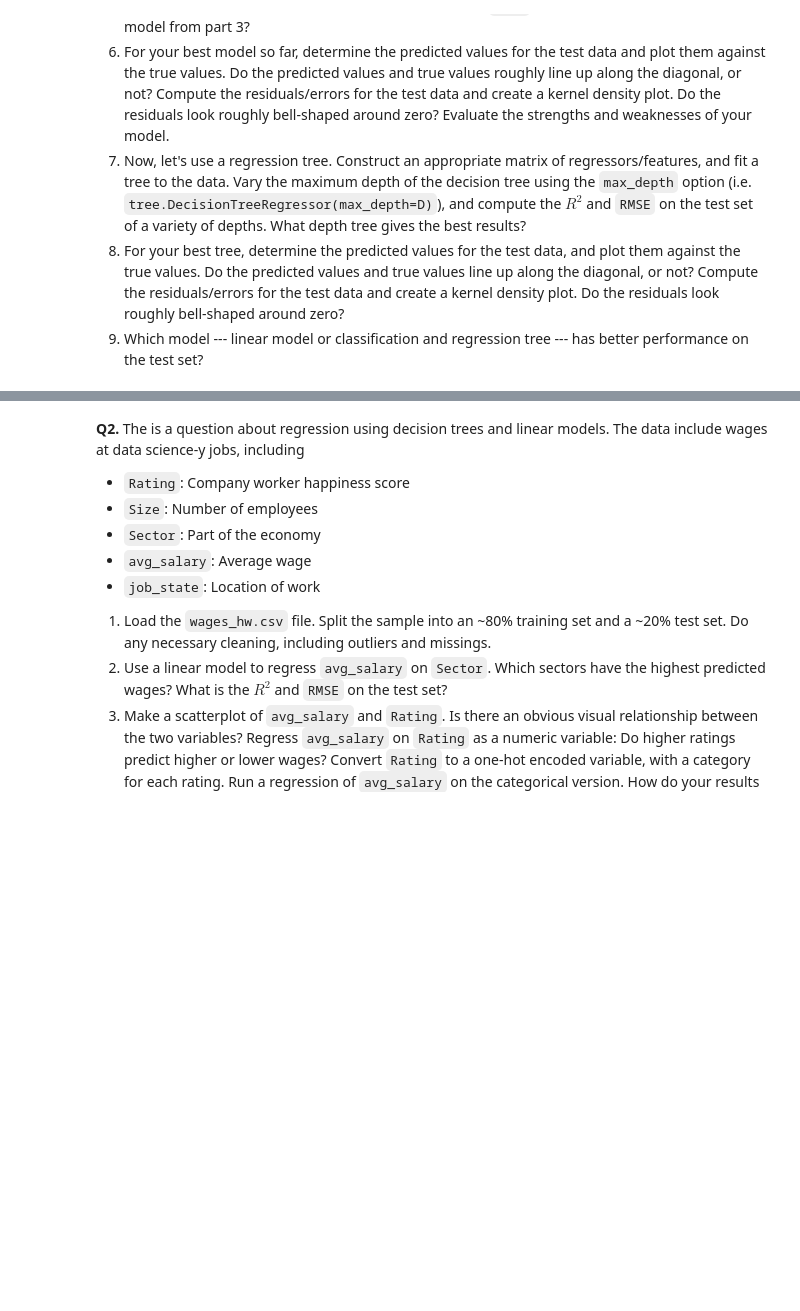
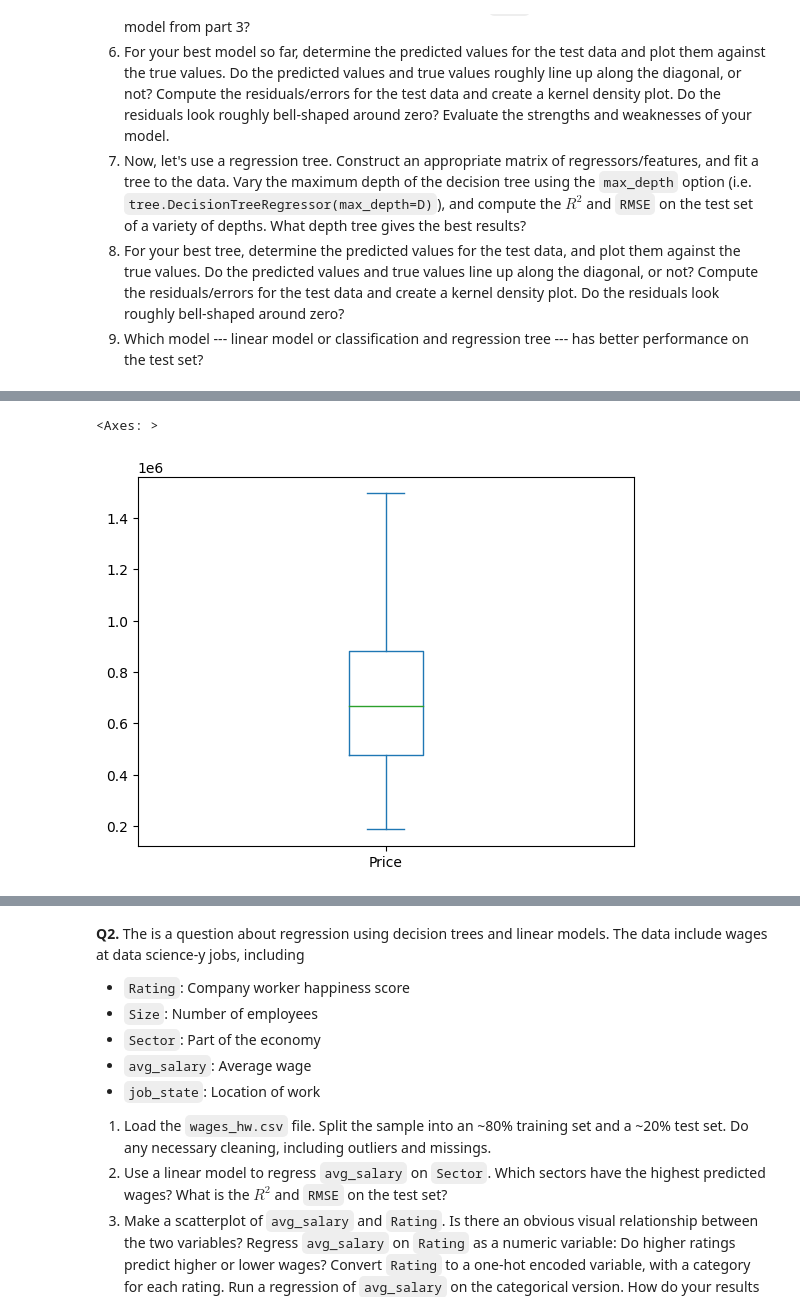
Before and after one commit to uvavmc7ht/assignment4, a Jupyter notebook: assignment4.ipynb, the cells around one changed output, grey strips where cells are left out. Saved outputs shown, nothing was run; the diff lists cells and outputs as text; code cells hidden in the pictures; blank space fills up the shorter version.

```diff
--- a/assignment4.ipynb
+++ b/assignment4.ipynb
@@ -57,0 +98,5 @@ dtype: object
+# %%
+df["Price"].plot.box()
+# %% [output]
+<Axes: >
+[figure, added]
```
Also changed, not shown: parts of 10 cells of this notebook.
